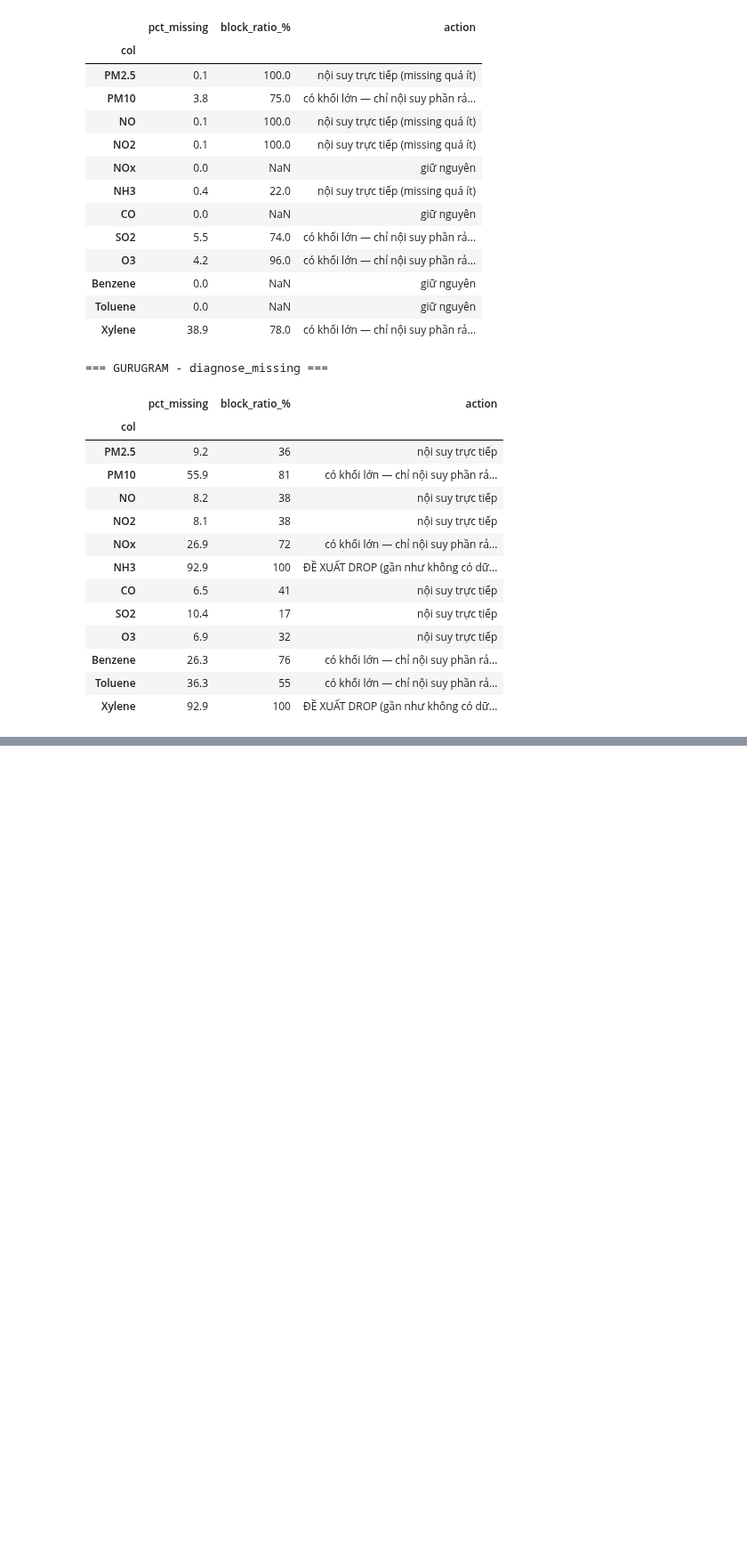
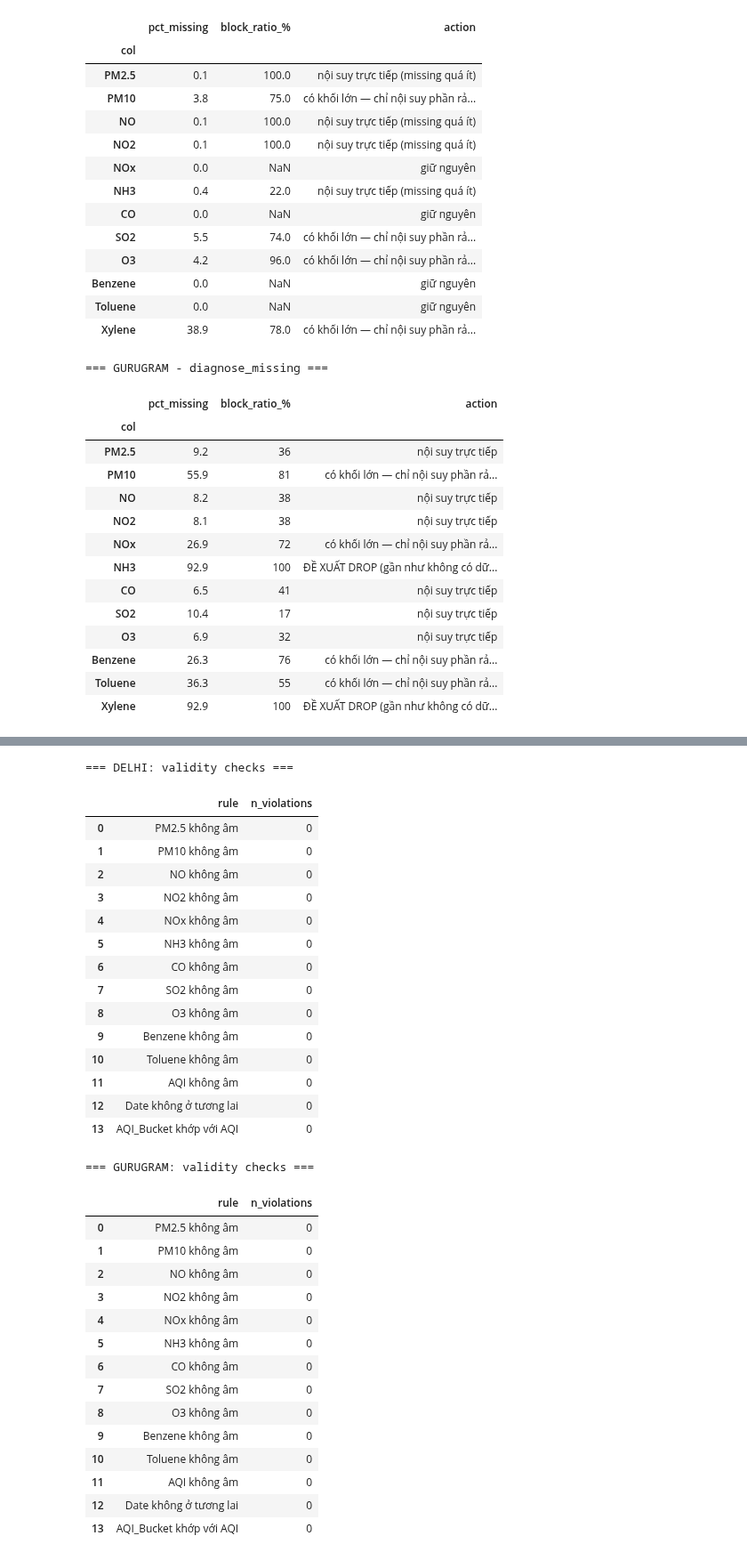
Before and after one commit to MTuan1510/Air-Project, a Jupyter notebook: notebooks/01_clean_delhi_gurugram.ipynb, the cells around one changed output, grey strips where cells are left out. Shown at 89% size. Drawn from its saved outputs; the diff is of its cells as text; code cells hidden in the pictures; blank space fills up the shorter version.

```diff
--- a/notebooks/01_clean_delhi_gurugram.ipynb
+++ b/notebooks/01_clean_delhi_gurugram.ipynb
@@ -170,0 +247,39 @@ Delhi: (2009, 29)  | Gurugram: (1679, 27)
+# %%
+print("=== DELHI: validity checks ===")
+display(validity_checks(delhi_outliers))
+
+print("\n=== GURUGRAM: validity checks ===")
+display(validity_checks(gurugram_outliers))
+# %% [output]
+=== DELHI: validity checks ===
+|  | rule | n_violations |
+| 0 | PM2.5 không âm | 0 |
+| 1 | PM10 không âm | 0 |
+| 2 | NO không âm | 0 |
+| 3 | NO2 không âm | 0 |
+| 4 | NOx không âm | 0 |
+| 5 | NH3 không âm | 0 |
+| 6 | CO không âm | 0 |
+| 7 | SO2 không âm | 0 |
+| 8 | O3 không âm | 0 |
+| 9 | Benzene không âm | 0 |
+| 10 | Toluene không âm | 0 |
+| 11 | AQI không âm | 0 |
+| 12 | Date không ở tương lai | 0 |
+| 13 | AQI_Bucket khớp với AQI | 0 |
+=== GURUGRAM: validity checks ===
+|  | rule | n_violations |
+| 0 | PM2.5 không âm | 0 |
+| 1 | PM10 không âm | 0 |
+| 2 | NO không âm | 0 |
+| 3 | NO2 không âm | 0 |
+| 4 | NOx không âm | 0 |
+| 5 | NH3 không âm | 0 |
+| 6 | CO không âm | 0 |
+| 7 | SO2 không âm | 0 |
+| 8 | O3 không âm | 0 |
+| 9 | Benzene không âm | 0 |
+| 10 | Toluene không âm | 0 |
+| 11 | AQI không âm | 0 |
+| 12 | Date không ở tương lai | 0 |
+| 13 | AQI_Bucket khớp với AQI | 0 |
```
Also changed, not shown: parts of 20 cells of this notebook, 10 other files.
